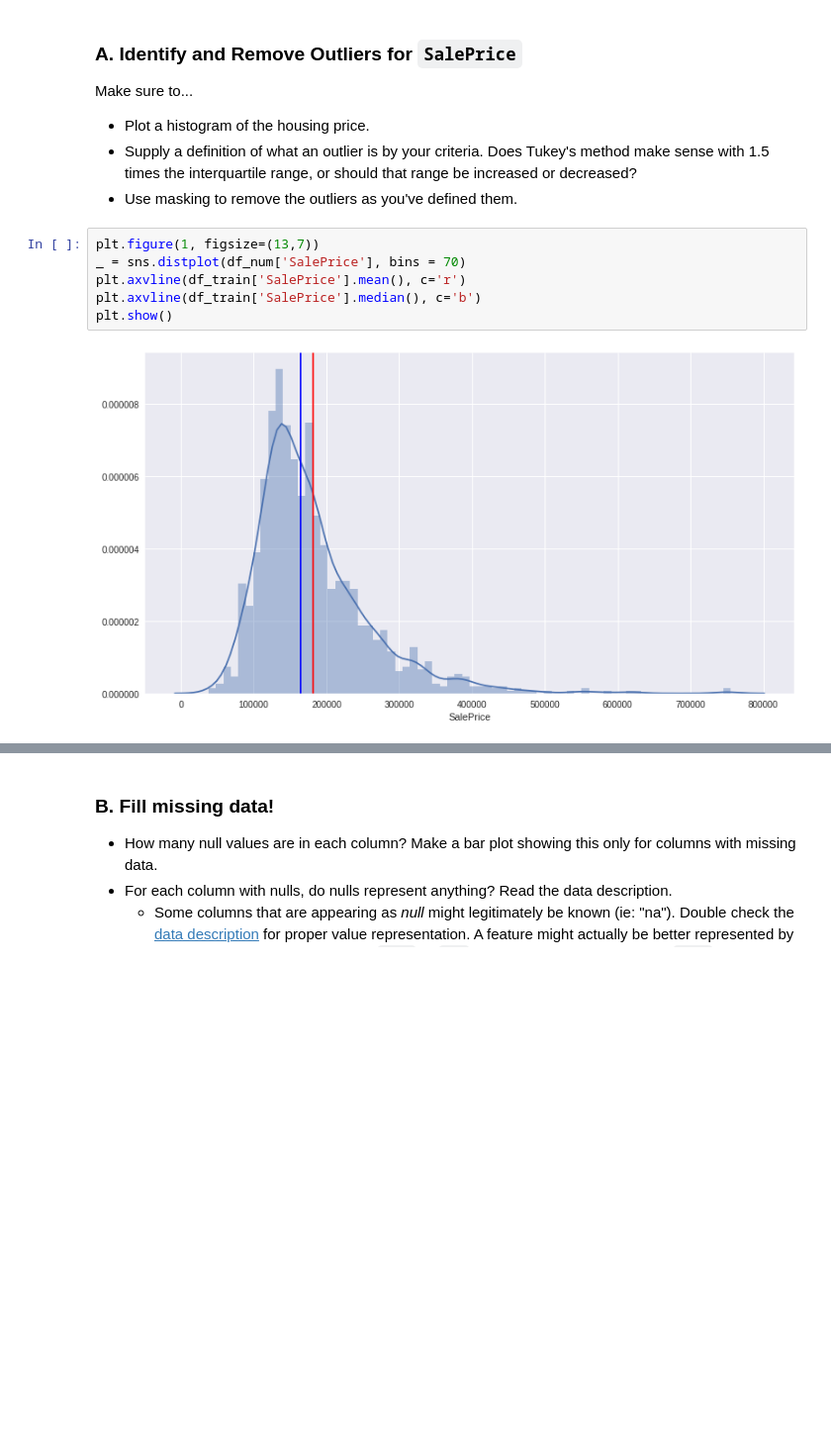
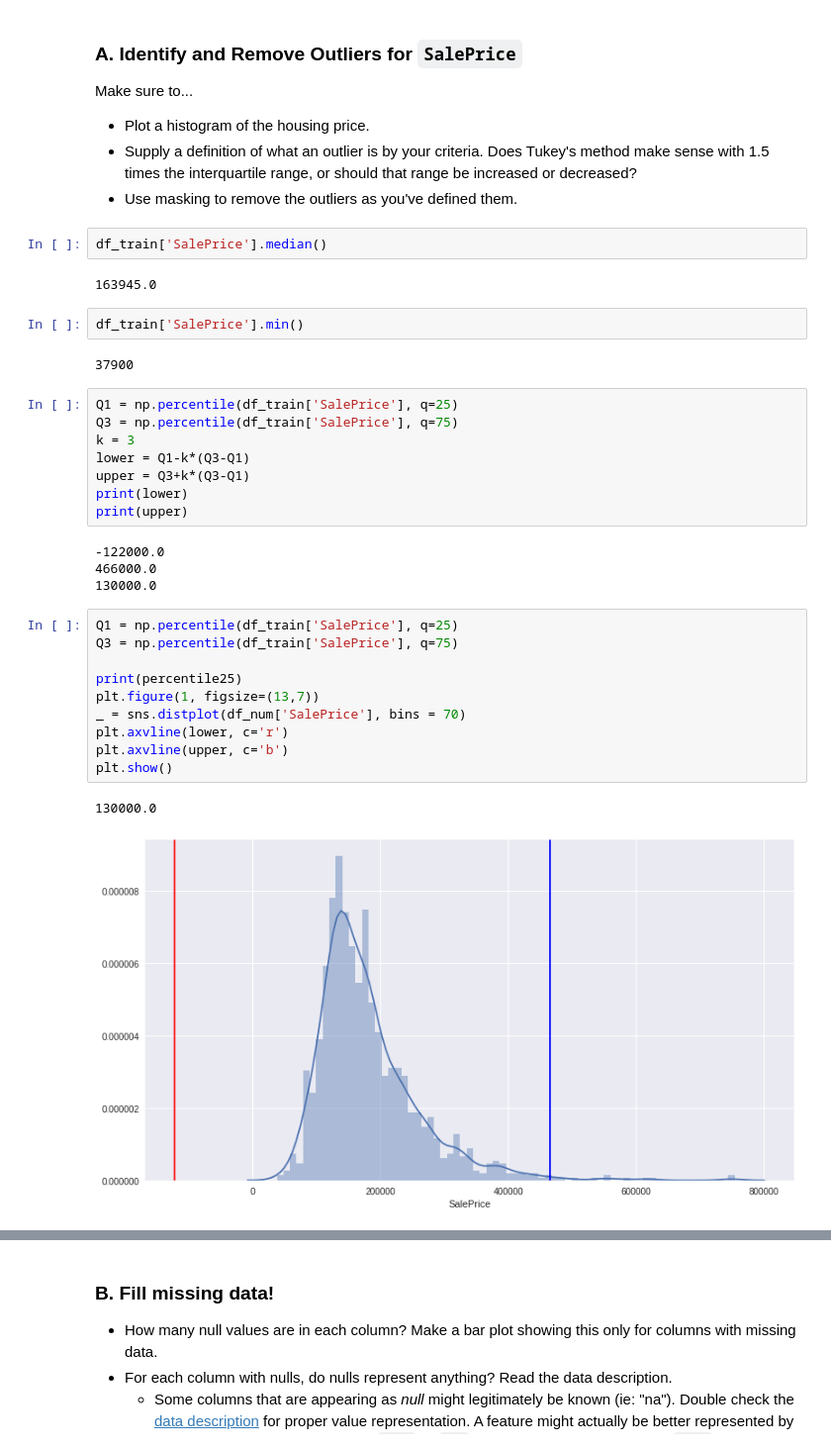
Before and after one commit to Uyentruong236/Ames_Housing, a Jupyter notebook: ipynb/project_2_starter.ipynb, the cells around one changed output, grey strips where cells are left out. Shown: that part at 99% size. Drawn from its saved outputs; the diff is of its cells as text; blank space fills up the shorter version.

```diff
--- a/ipynb/project_2_starter.ipynb
+++ b/ipynb/project_2_starter.ipynb
@@ -234,11 +211,36 @@ Make sure to...
 * Plot a histogram of the housing price.
 * Supply a definition of what an outlier is by your criteria. Does Tukey's method make sense with 1.5 times the interquartile range, or should that range be increased or decreased?
 * Use masking to remove the outliers as you've defined them.
+# %%
+df_train['SalePrice'].median()
+# %% [output]
+163945.0
+# %%
+df_train['SalePrice'].min()
+# %% [output]
+37900
+# %%
+Q1 = np.percentile(df_train['SalePrice'], q=25)
+Q3 = np.percentile(df_train['SalePrice'], q=75)
+k = 3
+lower = Q1-k*(Q3-Q1)
+upper = Q3+k*(Q3-Q1)
+print(lower)
+print(upper)
+# %% [output]
+-122000.0
+466000.0
+130000.0
 # %%
+Q1 = np.percentile(df_train['SalePrice'], q=25)
+Q3 = np.percentile(df_train['SalePrice'], q=75)
+
+print(percentile25)
 plt.figure(1, figsize=(13,7))
 _ = sns.distplot(df_num['SalePrice'], bins = 70)
-plt.axvline(df_train['SalePrice'].mean(), c='r')
-plt.axvline(df_train['SalePrice'].median(), c='b')
+plt.axvline(lower, c='r')
+plt.axvline(upper, c='b')
 plt.show()
 # %% [output]
+130000.0
-[figure, old version]
+[figure, new version]
```
Also changed, not shown: parts of 10 cells of this notebook.
